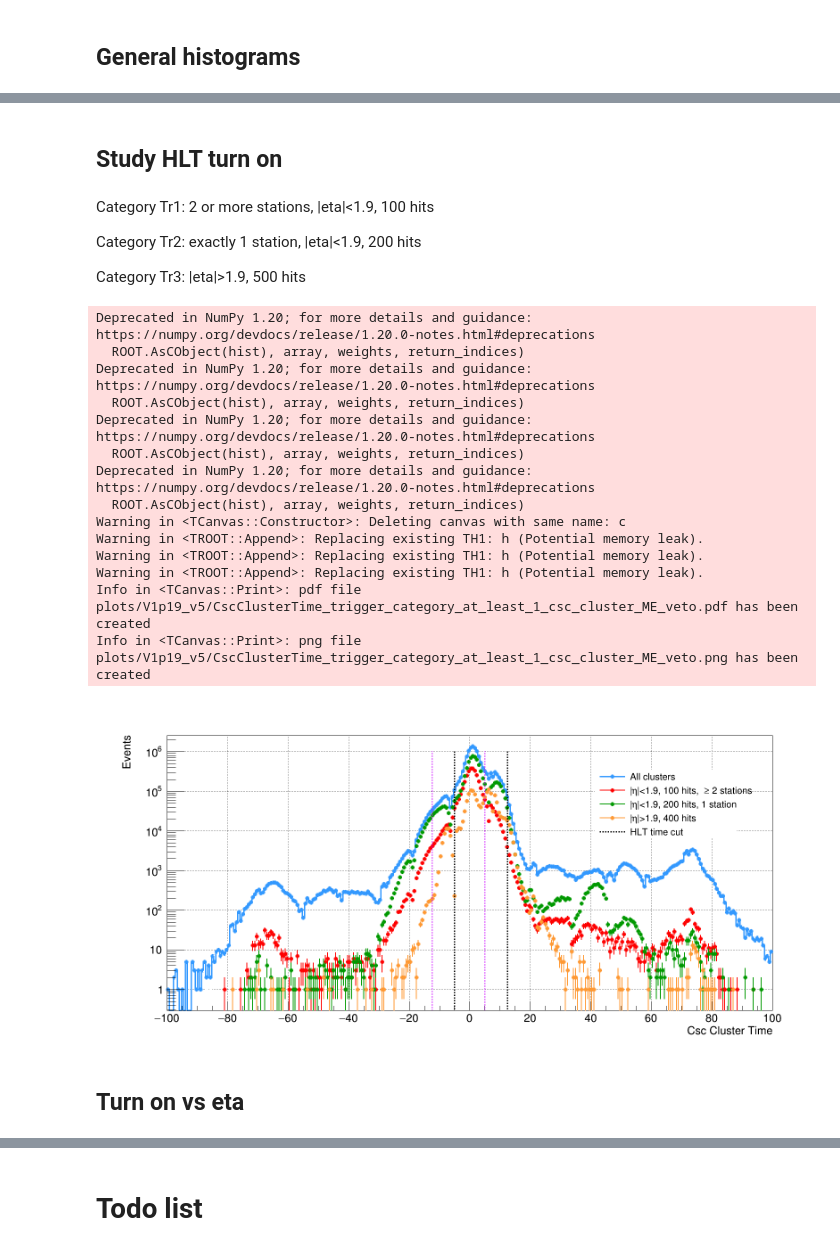
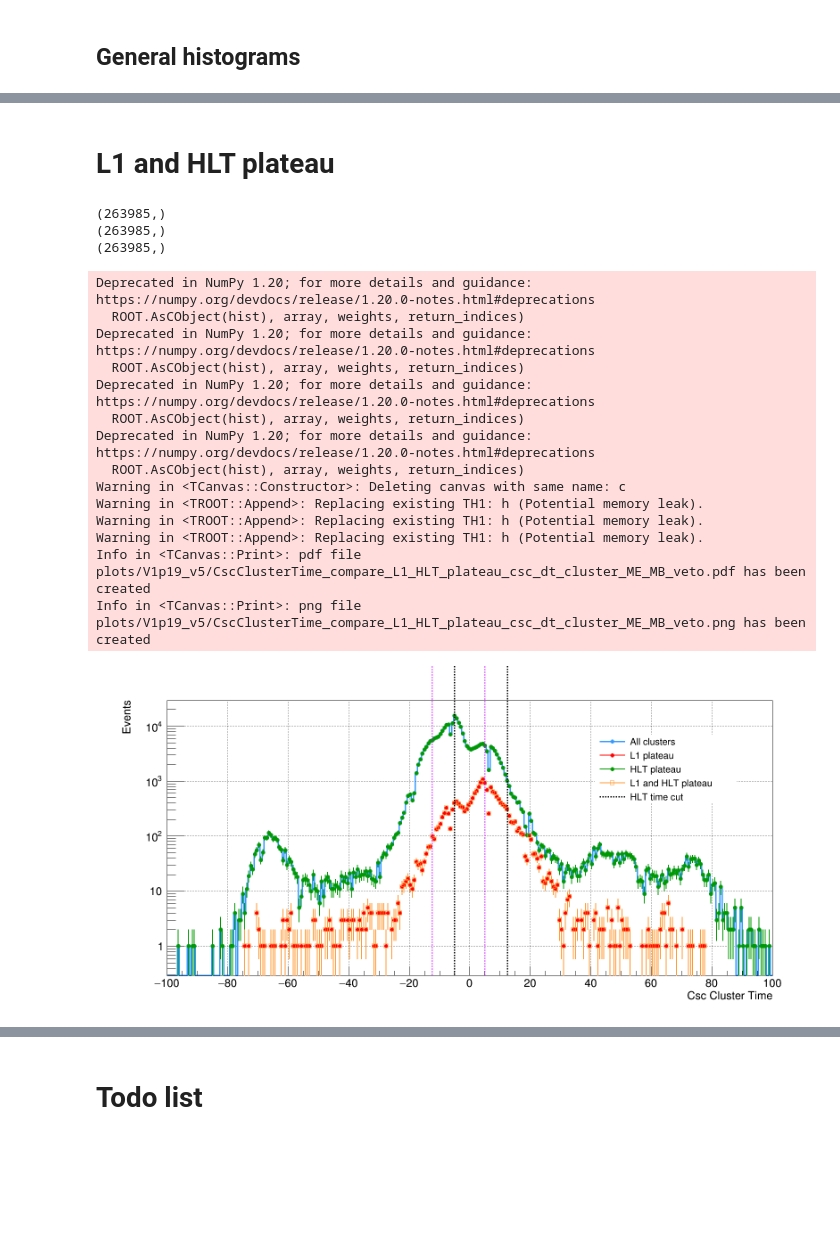
Before and after one commit to cms-lpc-llp/run3_muon_system_analysis, a Jupyter notebook: study_triggered_events_CSC_DT_v1.ipynb, the cells around one changed output, grey strips where cells are left out. Cells and saved outputs as stored; diff of their text form; code cells hidden in the pictures; blank space fills up the shorter version.

Commit message:
First understanding of L1 and HLT turn ons

```diff
--- a/study_triggered_events_CSC_DT_v1.ipynb
+++ b/study_triggered_events_CSC_DT_v1.ipynb
@@ -159,6 +159,11 @@ dtClusterEta = {}
 dtClusterSize = {}
 dtClusterDphi = {}
 nDtClusters = {}
+dtClusterNStation = {}
+dtClusterMaxStation = {}
+dtClusterNHitStation1 = {}
+dtCluster_match_MB1hits_0p4 = {}
+dtCluster_match_MB1hits_0p5 = {}
 
 deltaEta = {}
 deltaRCluster = {}
@@ -176,7 +181,7 @@ nClusterRatio = {}
 ## Settings
 # %%
 category = 0#-1#0
-category = -1
+category = 2
 #-1: at least 1csc
 #0: exactly 1 csc
 #1: 2csc,
@@ -197,6 +202,7 @@ if (do_muon_veto and do_inverted_muon_veto):
 do_csc_time_spread_cut = False
 do_csc_in_time_cut = False
 do_ME_veto = True
+do_MB_veto = True
 do_HLT_eta_cut = False#True
 
 plot_string = ""
@@ -212,4 +218,6 @@ plot_string = ""
 
 #plot_string+= "_exactly_1_csc_cluster_ME_veto"
 #plot_string+= "_2_csc_clusters_ME_veto"
-plot_string+= "_at_least_1_csc_cluster_ME_veto"
+#plot_string+= "_at_least_1_csc_cluster_ME_veto"
+#plot_string+= "_csc_dt_cluster_ME_veto"
+plot_string+= "_csc_dt_cluster_ME_MB_veto"
@@ -709,8 +762,0 @@ Info in <TCanvas::Print>: png file plots/V1p19_v5/CscClusterEta_at_least_1_csc_c
-# %% [markdown]
-## Study HLT turn on
-# %% [markdown]
-Category Tr1: 2 or more stations, |eta|<1.9, 100 hits
-
-Category Tr2: exactly 1 station, |eta|<1.9, 200 hits
-
-Category Tr3: |eta|>1.9, 500 hits
@@ -751,3 +763,24 @@ for k in tree_keys:
+# %% [markdown]
+# L1 and HLT plateau
+# %%
+L1_plateau = {}
+HLT_plateau = {}
+
+sel_trgCluster ={}
+
+for k in tree_keys:
+    sel_trgCluster[k] = ( dtClusterSize[k] >= 50)
+    #Event level
+    L1_plateau[k] = ((cscClusterSize[k] >= 200).any()==True)
+    HLT_plateau[k] = sel_trgCluster[k].any()==True
+
+    print(HLT_plateau[k].shape)
+    print(sel_ev[k].shape)
+    print(cscClusterSize[k].shape)
+# %% [output]
+(263985,)
+(263985,)
+(263985,)
 # %%
 can = rt.TCanvas('c','c', 1600, 800)
 leg = rt.TLegend(0.7,0.6,0.9,0.8)
@@ -773,8 +806,8 @@ for k in tree_keys:
     #h[k].SetMinimum(0.002)
 
 
-    h1[k] = create_TH1D(cscClusterTimeWeightedTr1[k].flatten(),title="",axis_title = ['Csc Cluster Time','Events'], binning=[300,-100,100])#binning=[100,-80,80])#binning=[300,-150,150])
-    leg.AddEntry(h1[k],"|#eta|<1.9, 100 hits, #geq 2 stations")
+    h1[k] = create_TH1D(cscClusterTimeWeighted[k][ L1_plateau[k] ].flatten(),title="",axis_title = ['Csc Cluster Time','Events'], binning=[300,-100,100])#binning=[100,-80,80])#binning=[300,-150,150])
+    leg.AddEntry(h1[k],"L1 plateau")
     h1[k].SetLineColor(2)
     h1[k].SetLineWidth(2)
     h1[k].SetMarkerColor(2)
@@ -785,8 +818,8 @@ for k in tree_keys:
     #h[k].SetMinimum(0.002)
 
 
-    h2[k] = create_TH1D(cscClusterTimeWeightedTr2[k].flatten(),title="",axis_title = ['Csc Cluster Time','Events'], binning=[300,-100,100])#binning=[100,-80,80])#
-    leg.AddEntry(h2[k],"|#eta|<1.9, 200 hits, 1 station")
+    h2[k] = create_TH1D(cscClusterTimeWeighted[k][HLT_plateau[k]].flatten(),title="",axis_title = ['Csc Cluster Time','Events'], binning=[300,-100,100])#binning=[100,-80,80])#
+    leg.AddEntry(h2[k],"HLT plateau")
     h2[k].SetLineColor(418)
     h2[k].SetLineWidth(2)
     h2[k].SetMarkerColor(418)
@@ -794,12 +827,12 @@ for k in tree_keys:
     h2[k].SetMarkerSize(1.2)
     #if h2[k].Integral()>0:h2[k].Scale(1./h2[k].Integral())
 
-    h3[k] = create_TH1D(cscClusterTimeWeightedTr3[k].flatten(),title="",axis_title = ['Csc Cluster Time','Events'], binning=[300,-100,100])#binning=[100,-80,80])#
-    leg.AddEntry(h3[k],"|#eta|>1.9, 400 hits")
+    h3[k] = create_TH1D(cscClusterTimeWeighted[k][ np.logical_and(L1_plateau[k],HLT_plateau[k]) ].flatten(),title="",axis_title = ['Csc Cluster Time','Events'], binning=[300,-100,100])#binning=[100,-80,80])#
+    leg.AddEntry(h3[k],"L1 and HLT plateau")
     h3[k].SetLineColor(801)
     h3[k].SetLineWidth(2)
     h3[k].SetMarkerColor(801)
-    h3[k].SetMarkerStyle(20)
+    h3[k].SetMarkerStyle(25)
     h3[k].SetMarkerSize(1.2)
     #if h3[k].Integral()>0:h3[k].Scale(1./h3[k].Integral())
 
@@ -825,39 +858,37 @@ for k in tree_keys:
     line_neg2.SetLineStyle(3)
     line_neg2.SetLineColor(880)
     line_neg2.Draw('same')
 
     line_pos2 = rt.TLine(5,0.,5,1e6)
     line_pos2.SetLineWidth(3)
     line_pos2.SetLineStyle(3)
     line_pos2.SetLineColor(880)
     line_pos2.Draw('same')
 
 leg.Draw()
 can.SetRightMargin(0.05)
 can.SetGrid()
 
 # if setlog:
 can.SetLogy()
 can.Draw()
-can.Print("plots/V1p19_"+vers+"/CscClusterTime_trigger_category"+plot_string+".pdf")
-can.Print("plots/V1p19_"+vers+"/CscClusterTime_trigger_category"+plot_string+".png")
+can.Print("plots/V1p19_"+vers+"/CscClusterTime_compare_L1_HLT_plateau"+plot_string+".pdf")
+can.Print("plots/V1p19_"+vers+"/CscClusterTime_compare_L1_HLT_plateau"+plot_string+".png")
 # %% [output]
 Deprecated in NumPy 1.20; for more details and guidance: https://numpy.org/devdocs/release/1.20.0-notes.html#deprecations
   ROOT.AsCObject(hist), array, weights, return_indices)
 Deprecated in NumPy 1.20; for more details and guidance: https://numpy.org/devdocs/release/1.20.0-notes.html#deprecations
   ROOT.AsCObject(hist), array, weights, return_indices)
 Deprecated in NumPy 1.20; for more details and guidance: https://numpy.org/devdocs/release/1.20.0-notes.html#deprecations
   ROOT.AsCObject(hist), array, weights, return_indices)
 Deprecated in NumPy 1.20; for more details and guidance: https://numpy.org/devdocs/release/1.20.0-notes.html#deprecations
   ROOT.AsCObject(hist), array, weights, return_indices)
 Warning in <TCanvas::Constructor>: Deleting canvas with same name: c
 Warning in <TROOT::Append>: Replacing existing TH1: h (Potential memory leak).
 Warning in <TROOT::Append>: Replacing existing TH1: h (Potential memory leak).
 Warning in <TROOT::Append>: Replacing existing TH1: h (Potential memory leak).
-Info in <TCanvas::Print>: pdf file plots/V1p19_v5/CscClusterTime_trigger_category_at_least_1_csc_cluster_ME_veto.pdf has been created
-Info in <TCanvas::Print>: png file plots/V1p19_v5/CscClusterTime_trigger_category_at_least_1_csc_cluster_ME_veto.png has been created
+Info in <TCanvas::Print>: pdf file plots/V1p19_v5/CscClusterTime_compare_L1_HLT_plateau_csc_dt_cluster_ME_MB_veto.pdf has been created
+Info in <TCanvas::Print>: png file plots/V1p19_v5/CscClusterTime_compare_L1_HLT_plateau_csc_dt_cluster_ME_MB_veto.png has been created
-[figure, old version]
+[figure, new version]
-# %% [markdown]
-## Turn on vs eta
 # %%
 can = rt.TCanvas('c','c', 1600, 800)
```
Also changed, not shown: parts of 33 cells of this notebook, 1 other file.
